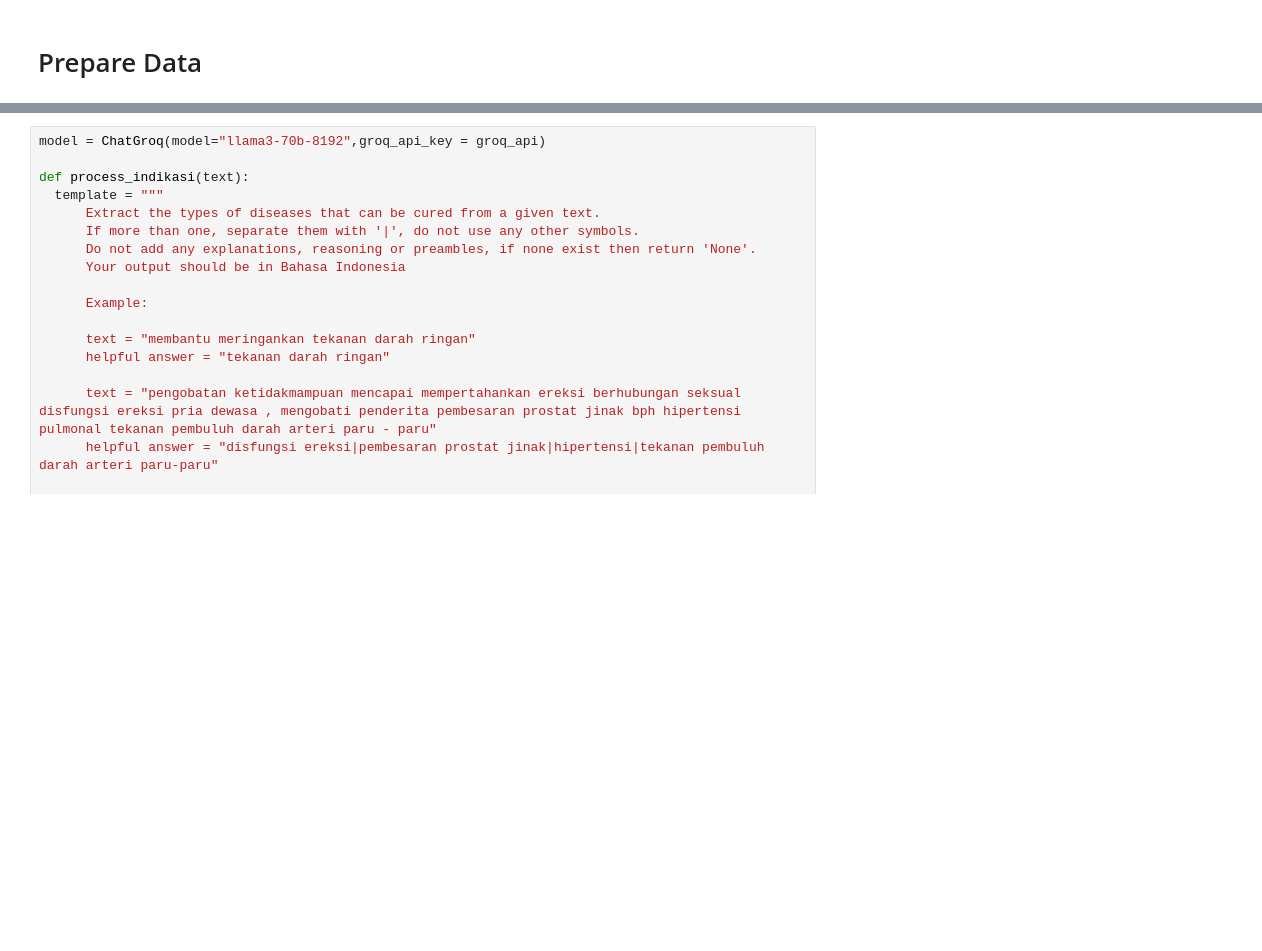
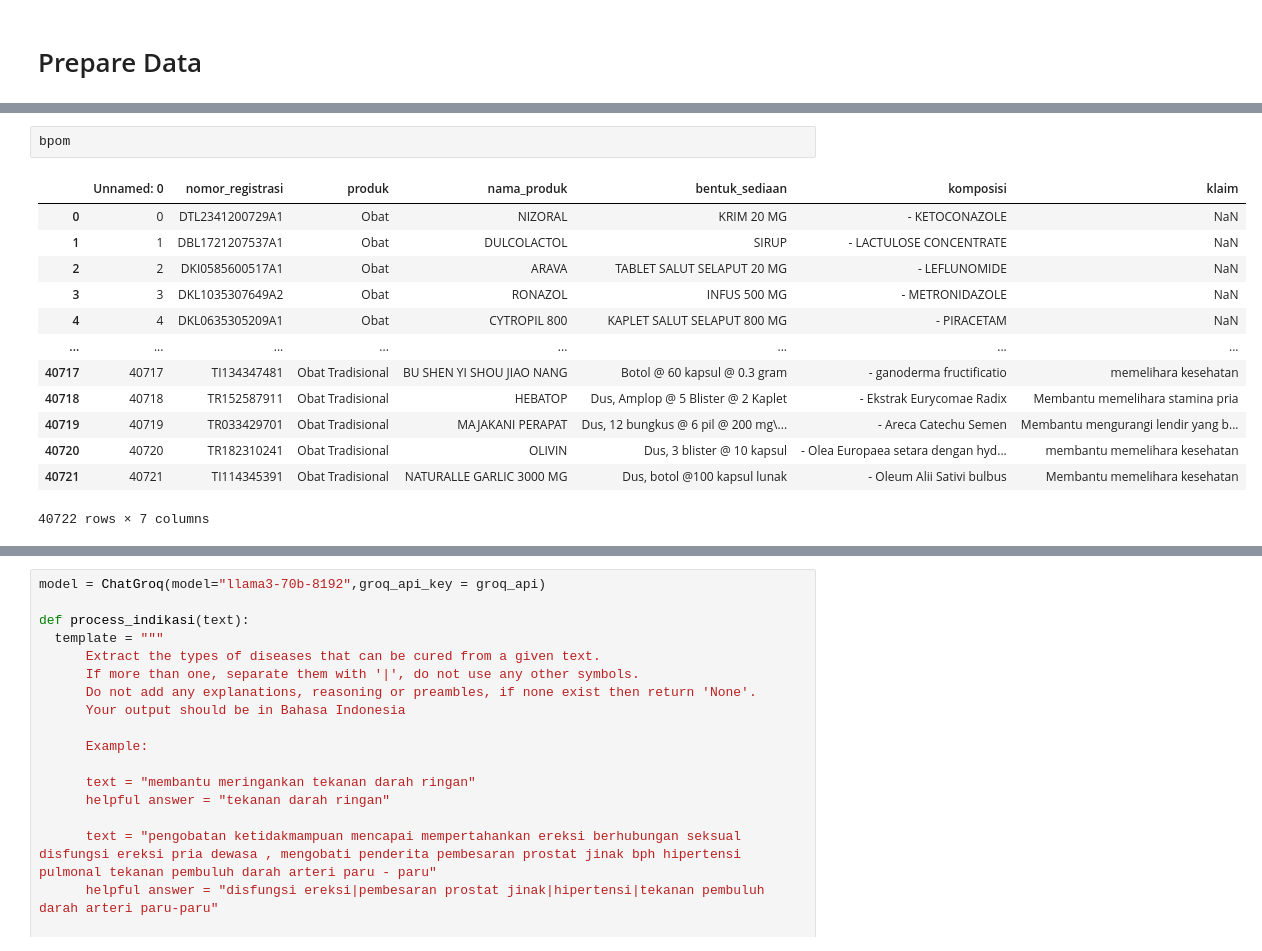
Before and after one commit to projectwilsen/skripsi, a Jupyter notebook: skripsi.ipynb, the cells around one changed output, grey strips where cells are left out. Drawn from its saved outputs; the diff is of its cells as text; blank space fills up the shorter version.

```diff
--- a/skripsi.ipynb
+++ b/skripsi.ipynb
@@ -31 +44,17 @@ graph = Neo4jGraph(neo4j_url,neo4j_user,neo4j_password)
+# %%
+bpom
+# %% [output]
+|  | Unnamed: 0 | nomor_registrasi | produk | nama_produk | bentuk_sediaan | komposisi | klaim |
+| 0 | 0 | DTL2341200729A1 | Obat | NIZORAL | KRIM 20 MG | - KETOCONAZOLE | NaN |
+| 1 | 1 | DBL1721207537A1 | Obat | DULCOLACTOL | SIRUP | - LACTULOSE CONCENTRATE | NaN |
+| 2 | 2 | DKI0585600517A1 | Obat | ARAVA | TABLET SALUT SELAPUT 20 MG | - LEFLUNOMIDE | NaN |
+| 3 | 3 | DKL1035307649A2 | Obat | RONAZOL | INFUS 500 MG | - METRONIDAZOLE | NaN |
+| 4 | 4 | DKL0635305209A1 | Obat | CYTROPIL 800 | KAPLET SALUT SELAPUT 800 MG | - PIRACETAM | NaN |
+| ... | ... | ... | ... | ... | ... | ... | ... |
+| 40717 | 40717 | TI134347481 | Obat Tradisional | BU SHEN YI SHOU JIAO NANG | Botol @ 60 kapsul @ 0.3 gram | - ganoderma fructificatio | memelihara kesehatan |
+| 40718 | 40718 | TR152587911 | Obat Tradisional | HEBATOP | Dus, Amplop @ 5 Blister @ 2 Kaplet | - Ekstrak Eurycomae Radix | Membantu memelihara stamina pria |
+| 40719 | 40719 | TR033429701 | Obat Tradisional | MAJAKANI PERAPAT | Dus, 12 bungkus @ 6 pil @ 200 mg\... | - Areca Catechu Semen | Membantu mengurangi lendir yang b... |
+| 40720 | 40720 | TR182310241 | Obat Tradisional | OLIVIN | Dus, 3 blister @ 10 kapsul | - Olea Europaea setara dengan hyd... | membantu memelihara kesehatan |
+| 40721 | 40721 | TI114345391 | Obat Tradisional | NATURALLE GARLIC 3000 MG | Dus, botol @100 kapsul lunak | - Oleum Alii Sativi bulbus | Membantu memelihara kesehatan |
+40722 rows × 7 columns
 # %%
```
Also changed, not shown: parts of 16 cells of this notebook, 21 other files.
